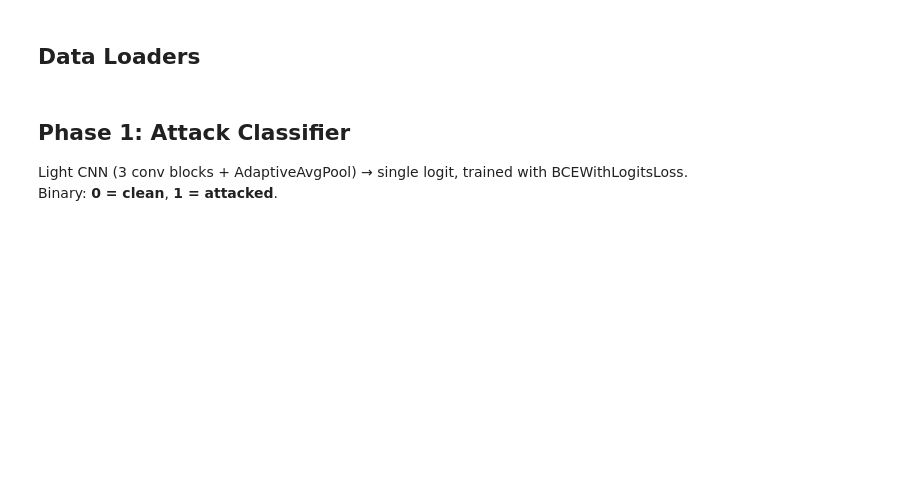
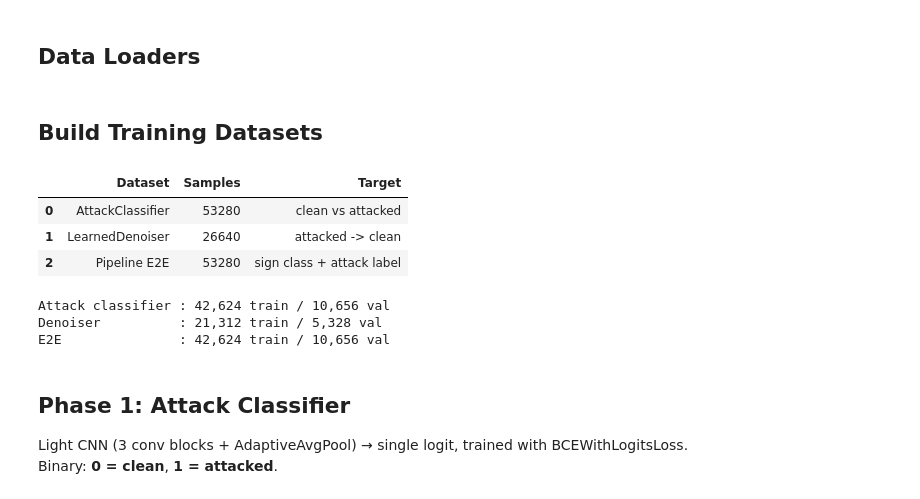
Before and after one commit to fa-fie/computer-vision-project, a Jupyter notebook: ComputerVision_Groupproject.ipynb, the cells around one changed output. Saved outputs shown, nothing was run; the diff lists cells and outputs as text; code cells hidden in the pictures; blank space fills up the shorter version.

```diff
--- a/ComputerVision_Groupproject.ipynb
+++ b/ComputerVision_Groupproject.ipynb
@@ -529,40 +560,58 @@ plt.tight_layout(); plt.show()
 # %% [markdown]
 ## Data Loaders
+# %% [markdown]
+## Build Training Datasets
+# %%
+# Build the three full datasets used by the end-to-end workflow.
+# This is the only data block you need before training or loading the pipeline modules.
+full_det = AttackDetectionDataset(
+    manifest_path, attack_name=detection_attack_name,
+    split="train", dataset_root=dataset_root
+)
+full_dn = DenoiserDataset(
+    manifest_path, attack_name=detection_attack_name,
+    split="train", dataset_root=dataset_root
+)
+full_e2e = E2EDataset(
+    manifest_path, attack_name=detection_attack_name,
+    split="train", dataset_root=dataset_root
+)
+
+dataset_overview = pd.DataFrame([
+    {"Dataset": "AttackClassifier", "Samples": len(full_det), "Target": "clean vs attacked"},
+    {"Dataset": "LearnedDenoiser",  "Samples": len(full_dn),  "Target": "attacked -> clean"},
+    {"Dataset": "Pipeline E2E",      "Samples": len(full_e2e), "Target": "sign class + attack label"},
+])
+display(dataset_overview)
+# %% [output]
+|  | Dataset | Samples | Target |
+| 0 | AttackClassifier | 53280 | clean vs attacked |
+| 1 | LearnedDenoiser | 26640 | attacked -> clean |
+| 2 | Pipeline E2E | 53280 | sign class + attack label |
 # %%
 _SEED = torch.Generator().manual_seed(1234)
 
-# Attack Classifier dataset (binary: clean=0, attacked=1)
-full_det = AttackDetectionDataset(
-    manifest_path, attack_name=detection_attack_name,
-    split="train", dataset_root=dataset_root
-)
 _n = int(0.2 * len(full_det))
 det_train_ds, det_val_ds = random_split(full_det, [len(full_det)-_n, _n], generator=_SEED)
 det_train_loader = DataLoader(det_train_ds, batch_size=batch_size, shuffle=True,  num_workers=2, pin_memory=True)
 det_val_loader   = DataLoader(det_val_ds,   batch_size=batch_size, shuffle=False, num_workers=2, pin_memory=True)
 print(f"Attack classifier : {len(det_train_ds):,} train / {len(det_val_ds):,} val")
 
-# Denoiser dataset (attacked, clean pairs)
-full_dn = DenoiserDataset(
-    manifest_path, attack_name=detection_attack_name,
-    split="train", dataset_root=dataset_root
-)
 _n = int(0.2 * len(full_dn))
 dn_train_ds, dn_val_ds = random_split(full_dn, [len(full_dn)-_n, _n], generator=_SEED)
 dn_train_loader = DataLoader(dn_train_ds, batch_size=32, shuffle=True,  num_workers=2, pin_memory=True)
 dn_val_loader   = DataLoader(dn_val_ds,   batch_size=32, shuffle=False, num_workers=2, pin_memory=True)
 print(f"Denoiser          : {len(dn_train_ds):,} train / {len(dn_val_ds):,} val")
 
-# E2E dataset (image, sign_class, attack_label)
-full_e2e = E2EDataset(
-    manifest_path, attack_name=detection_attack_name,
-    split="train", dataset_root=dataset_root
-)
 _n = int(0.2 * len(full_e2e))
 e2e_train_ds, e2e_val_ds = random_split(full_e2e, [len(full_e2e)-_n, _n], generator=_SEED)
-e2e_train_loader = DataLoader(e2e_train_ds, batch_size=batch_size, shuffle=True,  num_workers=2, pin_memory=True)
-e2e_val_loader   = DataLoader(e2e_val_ds,   batch_size=batch_size, shuffle=False, num_workers=2, pin_memory=True)
-print(f"E2E               : {len(e2e_train_ds):,} train / {len(e2e_val_ds):,} val")
+e2e_train_loader = DataLoader(e2e_train_ds, batch_size=e2e_batch_size, shuffle=True,  num_workers=2, pin_memory=True)
+e2e_val_loader   = DataLoader(e2e_val_ds,   batch_size=e2e_batch_size, shuffle=False, num_workers=2, pin_memory=True)
+print(f"E2E               : {len(e2e_train_ds):,} train / {len(e2e_val_ds):,} val  | batch_size={e2e_batch_size}")
+# %% [output]
+Attack classifier : 42,624 train / 10,656 val
+Denoiser          : 21,312 train / 5,328 val
+E2E               : 42,624 train / 10,656 val
 # %% [markdown]
 ## Phase 1: Attack Classifier
 
```
Also changed, not shown: parts of 25 cells of this notebook, 6 other files.
